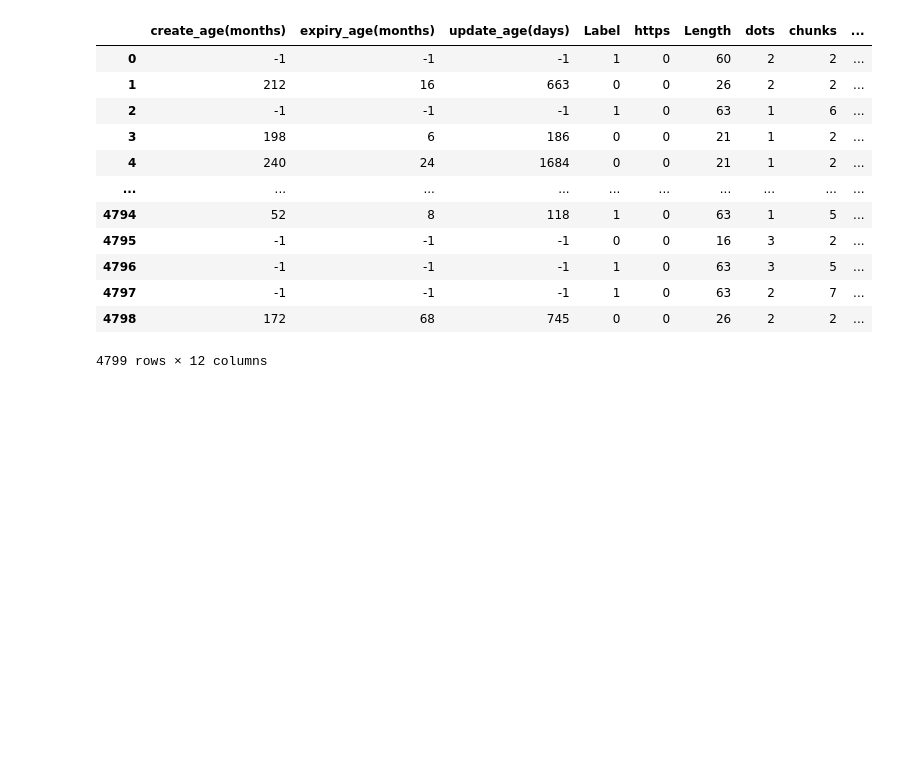
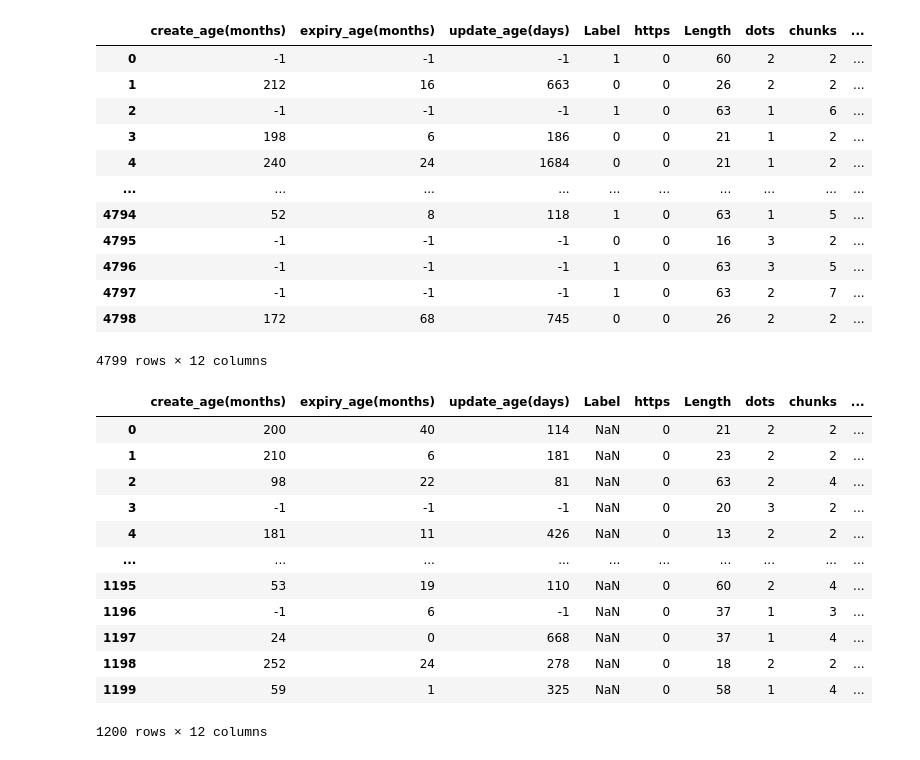
Before and after one commit to shawnrosofsky/MITREHackathonChallengeGroup, a Jupyter notebook: test_model_Shawn.ipynb, the cells around one changed output. Drawn from its saved outputs; the diff is of its cells as text; code cells hidden in the pictures; blank space fills up the shorter version.

```diff
--- a/test_model_Shawn.ipynb
+++ b/test_model_Shawn.ipynb
@@ -101,8 +101,10 @@ from sklearn.model_selection import train_test_split
 # %%
 file = 'Training Data/Phishing_Mitre_Dataset_Summer_of_AI.csv'
 # file = 'Phishing_Mitre_Dataset_Summer_of_AI.csv'
+test_file = 'Summer_of_AI_Test_Students.csv'
 # %%
 data = pd.read_csv(file)
+data_test = pd.read_csv(test_file)
 # %%
 data
 # %% [output]
@@ -186,5 +212,21 @@ dat
 | 4797 | -1 | -1 | -1 | 1 | 0 | 63 | 2 | 7 | ... |
 | 4798 | 172 | 68 | 745 | 0 | 0 | 26 | 2 | 2 | ... |
 4799 rows × 12 columns
+# %%
+dat_test
+# %% [output]
+|  | create_age(months) | expiry_age(months) | update_age(days) | Label | https | Length | dots | chunks | ... |
+| 0 | 200 | 40 | 114 | NaN | 0 | 21 | 2 | 2 | ... |
+| 1 | 210 | 6 | 181 | NaN | 0 | 23 | 2 | 2 | ... |
+| 2 | 98 | 22 | 81 | NaN | 0 | 63 | 2 | 4 | ... |
+| 3 | -1 | -1 | -1 | NaN | 0 | 20 | 3 | 2 | ... |
+| 4 | 181 | 11 | 426 | NaN | 0 | 13 | 2 | 2 | ... |
+| ... | ... | ... | ... | ... | ... | ... | ... | ... | ... |
+| 1195 | 53 | 19 | 110 | NaN | 0 | 60 | 2 | 4 | ... |
+| 1196 | -1 | 6 | -1 | NaN | 0 | 37 | 1 | 3 | ... |
+| 1197 | 24 | 0 | 668 | NaN | 0 | 37 | 1 | 4 | ... |
+| 1198 | 252 | 24 | 278 | NaN | 0 | 18 | 2 | 2 | ... |
+| 1199 | 59 | 1 | 325 | NaN | 0 | 58 | 1 | 4 | ... |
+1200 rows × 12 columns
 # %%
 
```
Also changed, not shown: parts of 15 cells of this notebook.
